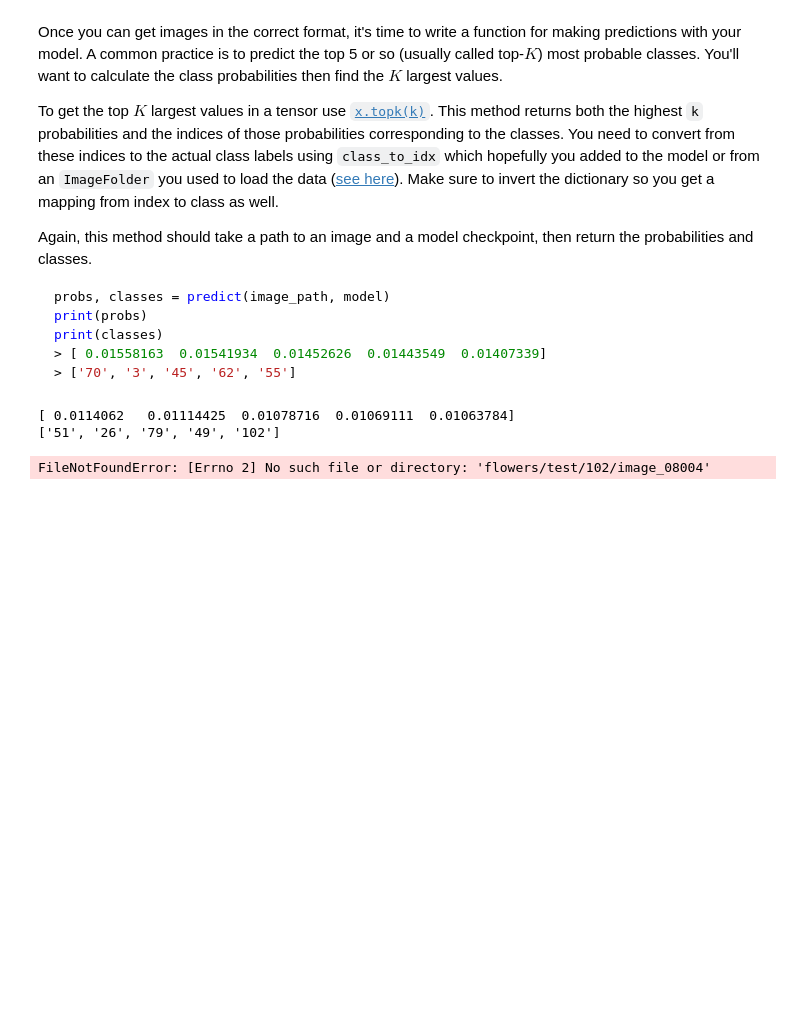
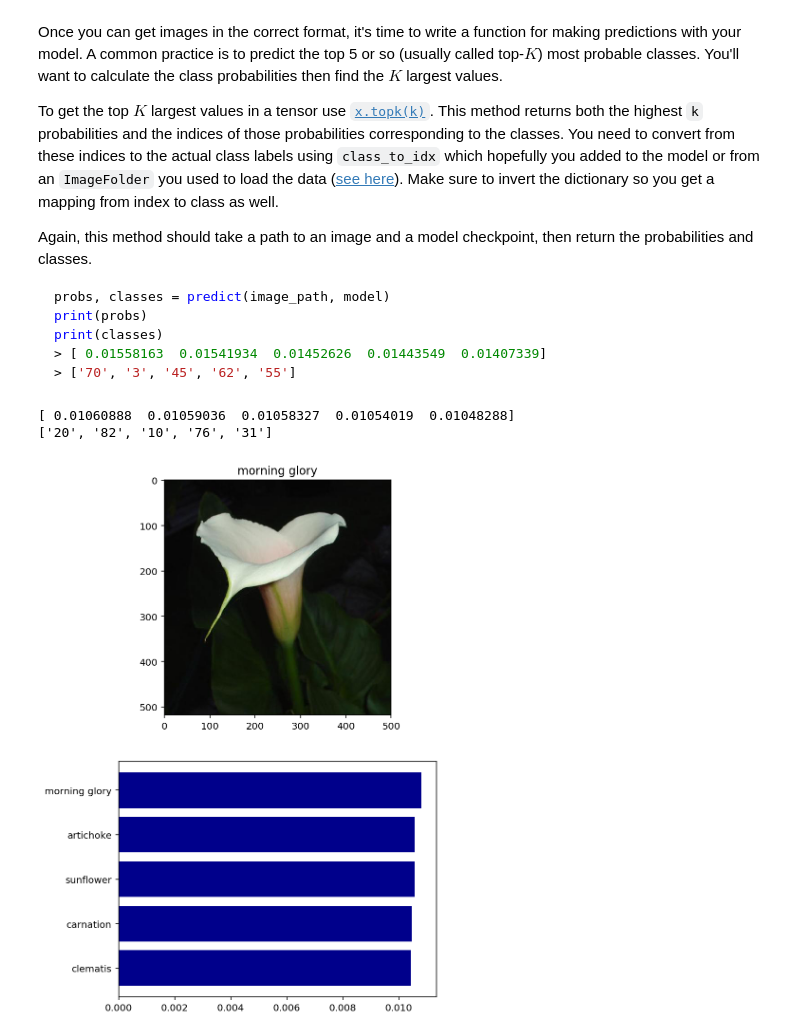
Before and after one commit to MahmoudHousam/Finding-Donors-for-ChartiyML, a Jupyter notebook: Image Classifier Project.ipynb, the cells around one changed output. Drawn from its saved outputs; the diff is of its cells as text; code cells hidden in the pictures; blank space fills up the shorter version.

```diff
--- a/Image Classifier Project.ipynb
+++ b/Image Classifier Project.ipynb
@@ -424,55 +424,56 @@ def predict(image_path, model, topk=5):
     return probs_top_list, top_list_classes
 # %%
 model_path = 'checkpoint.pth'
-image_path = 'flowers/test/100/image_07896.jpg'
+image_path = data_dir + '/test' + '/1/image_06743.jpg'
+
 
 probs,classes = predict(image_path, model_path, topk=5)
 
 print(probs)
 print(classes)
 # %% [output]
-[ 0.0114062   0.01114425  0.01078716  0.01069111  0.01063784]
-['51', '26', '79', '49', '102']
+[ 0.01060888  0.01059036  0.01058327  0.01054019  0.01048288]
+['20', '82', '10', '76', '31']
 # %%
 # Inputs: paths to saved model and test image
 model_path = 'checkpoint.pth'
-image_path = data_dir + '/test' + '/102/' + 'image_08004'
+image_path = data_dir + '/test' + '/20/' + 'image_04912.jpg'
 
 # Other images to try:
-# image_path = data_dir + '/test' + '/102/' + 'image_08004'
-# image_path = data_dir + '/test' + '/46/' + 'image_01077'
-# image_path = data_dir + '/test' + '/73/' + 'image_00401'
-# image_path = data_dir + '/test' + '/66/' + 'image_05549'
+# image_path = data_dir + '/test' + '/102/' + 'image_08004.jpg'
+# image_path = data_dir + '/test' + '/46/' + 'image_01077.jpg'
+# image_path = data_dir + '/test' + '/73/' + 'image_00401.jpg'
+# image_path = data_dir + '/test' + '/66/' + 'image_05549.jpg'
 
 # Getting prediction
 probs,classes = predict(image_path, model_path, topk=5)
 
 # Uncomment to check if the class of flower (as seen from the file path) matches the top one predicted:
 #print(classes[0])
 
 # Converting classes to names
 names = []
 for i in classes:
     names += [cat_to_name[i]]
 
 # Creating PIL image
-image = Image.open(image_pat+'jpg')
+image = Image.open(image_path)
 
 # Plotting test image and predicted probabilites
 f, ax = plt.subplots(2,figsize = (6,10))
 
 ax[0].imshow(image)
 ax[0].set_title(names[0])
 
 y_names = np.arange(len(names))
 ax[1].barh(y_names, probs, color='darkblue')
 ax[1].set_yticks(y_names)
 ax[1].set_yticklabels(names)
 ax[1].invert_yaxis()
 
 plt.show()
 # %% [output]
-FileNotFoundError: [Errno 2] No such file or directory: 'flowers/test/102/image_08004'
+[figure, added]
 # %% [markdown]
 ## Sanity Checking
 
```
Also changed, not shown: parts of 1 cell of this notebook.
